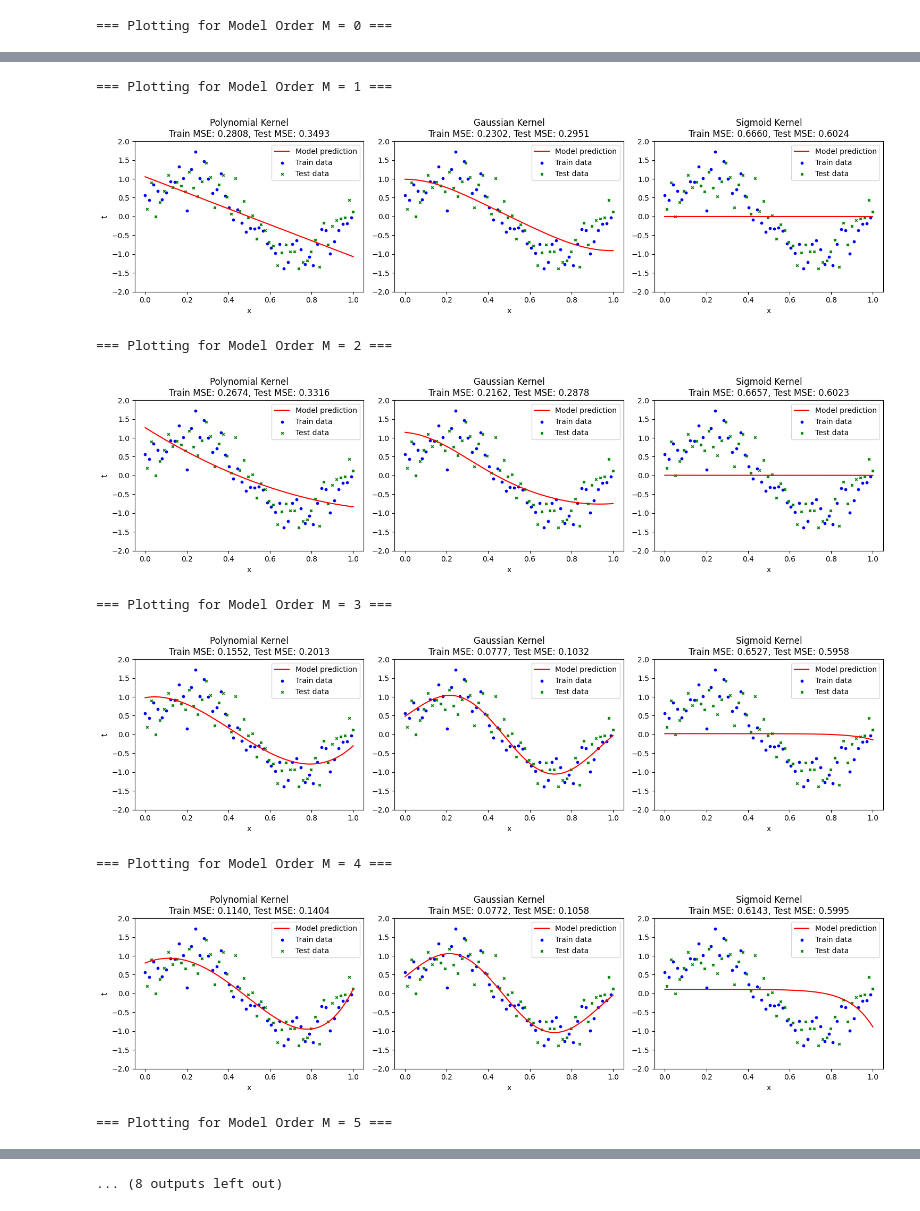
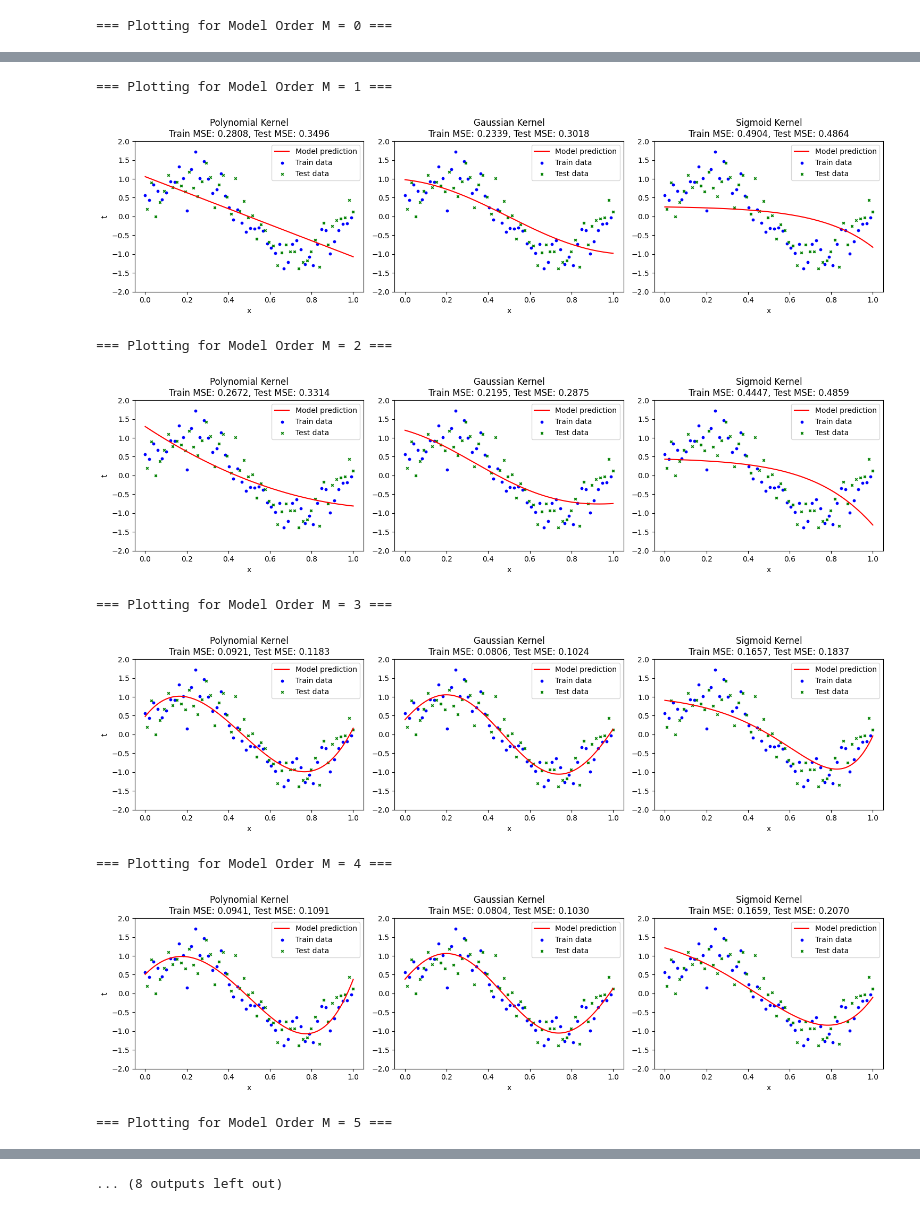
Before and after one commit to bhsh200/jpmc-case-study, a Jupyter notebook: Part3.ipynb, the cells around one changed output, grey strips where cells are left out. Cells and saved outputs as stored; diff of their text form; code cells hidden in the pictures.

```diff
--- a/Part3.ipynb
+++ b/Part3.ipynb
@@ -153,12 +70,0 @@ def PlotErrors(x_train, t_train, x_test, t_test, lamda, sigma, a, b, M_range):
-# %%
-lamda = 0.01
-sigma = 0.3
-
-# For Sigmoid kernel
-a = 5
-b = -10
-
-# Visualization points
-x_vis = np.linspace(0, 1, 500).reshape(-1, 1)
-
-M_range=list(range(10))
@@ -164,0 +141,16 @@ M_range=list(range(10))
+# %%
+a_values = [0.1, 0.5, 1, 2, 5, 10]
+b_values = [-10, -5, 0, 5, 10]
+lambda_values = np.logspace(-5, 1, 10)
+sigma_values = [0.05, 0.1, 0.2, 0.3, 0.5]
+
+best_sigmoid, best_mse_sigmoid = tune_sigmoid(x_train, t_train, x_test, t_test,9,lambda_values,a_values,b_values)
+best_gaussian, best_mse_gaussian = tune_sigma(x_train, t_train, x_test, t_test, 9,lambda_values,sigma_values)
+best_poly = tune_polynomial(x_train, t_train, x_test, t_test, 9,lambda_values)
+
+print(f"✅ Best Gaussian kernel params: lambda={best_gaussian['lambda']}, sigma={best_gaussian['sigma']}")
+print(f"Test MSE: {best_mse_gaussian:.4f}")
+
+
+print(f"✅ Best sigmoid kernel: a={best_sigmoid['a']}, b={best_sigmoid['b']}, lambda={best_sigmoid['lambda']}")
+print(f"Test MSE: {best_mse_sigmoid:.4f}")
@@ -165,7 +261,14 @@ M_range=list(range(10))
 # %%
+# Visualization points
+x_vis = np.linspace(0, 1, 500).reshape(-1, 1)
+
+M_range=list(range(10))
+
 for M in M_range:
     centers = np.linspace(x_train.min(), x_train.max(), M + 1)
     print(f"\n=== Plotting for Model Order M = {M} ===")
-    PlotPrediction(x_vis, x_train, t_train, x_test, t_test, M, lamda, centers, sigma, a, b)
+    PlotPrediction(x_vis, x_train, t_train, x_test, t_test, M, lamda = 0.01, centers = centers, sigma = 0.3, a=1.0, b=0.0,
+                   best_gaussian=best_gaussian,best_poly=best_poly,best_sigmoid=best_sigmoid
+                   )
 # %% [output]
 === Plotting for Model Order M = 0 ===
@@ -173,9 +276,9 @@ for M in M_range:
 === Plotting for Model Order M = 1 ===
-[figure, old version]
+[figure, new version]
 === Plotting for Model Order M = 2 ===
-[figure, old version]
+[figure, new version]
 === Plotting for Model Order M = 3 ===
-[figure, old version]
+[figure, new version]
 === Plotting for Model Order M = 4 ===
-[figure, old version]
+[figure, new version]
 === Plotting for Model Order M = 5 ===
```
Also changed, not shown: parts of 10 cells of this notebook.
